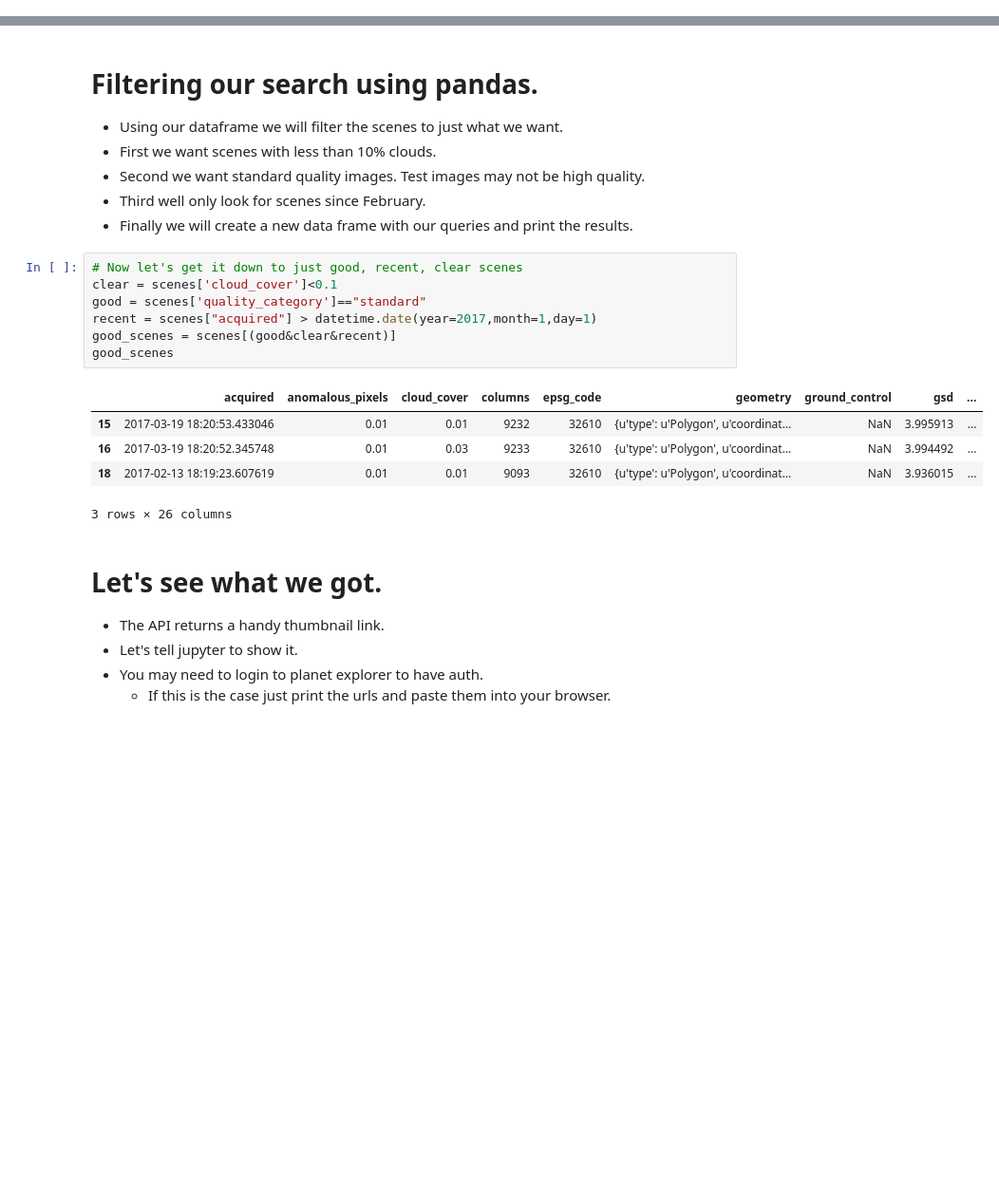
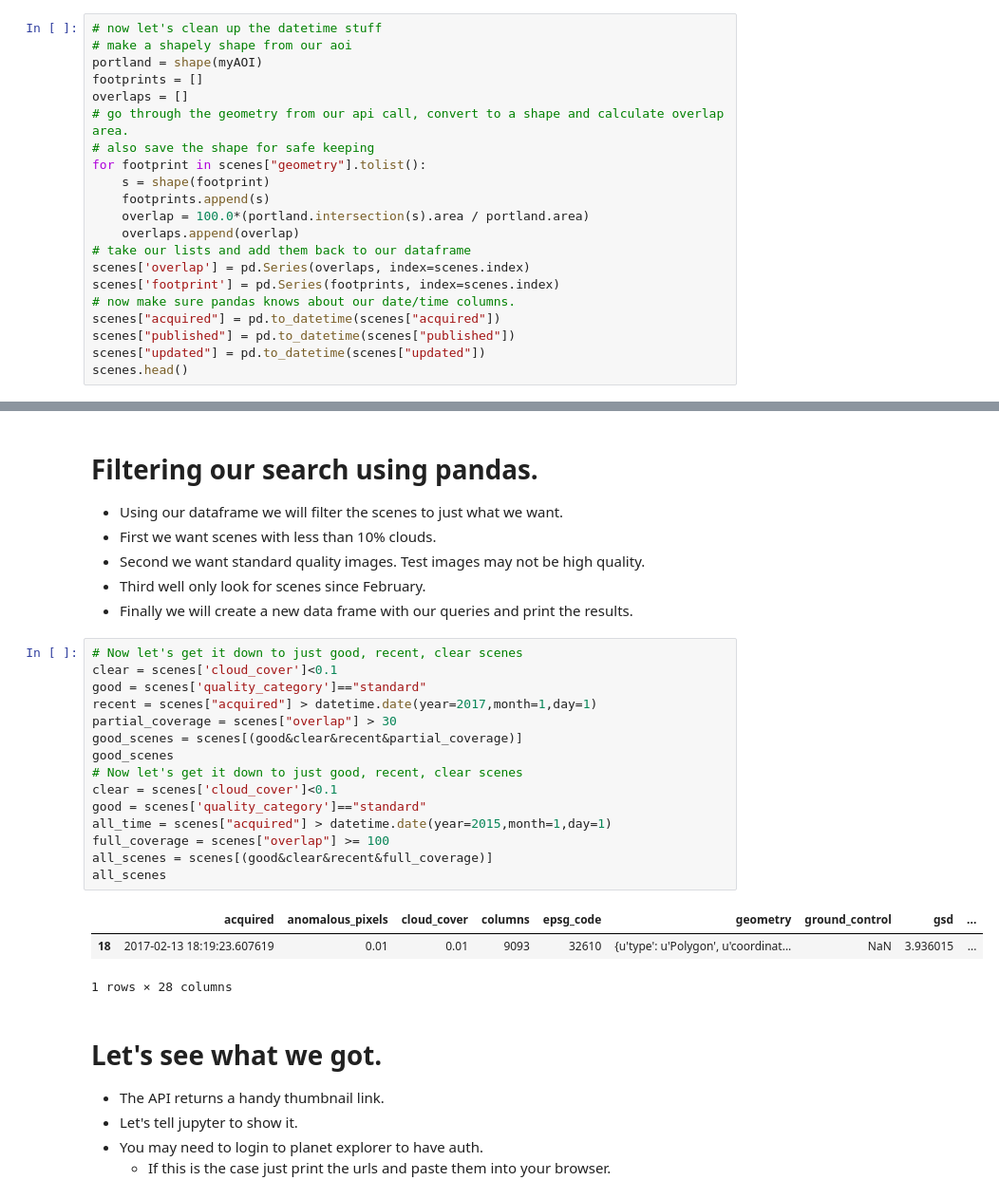
Before and after one commit to kscottz/PythonFromSpace, a Jupyter notebook: TheBasics.ipynb, the cells around one changed output, grey strips where cells are left out. Shown at 95% size. Saved outputs shown, nothing was run; the diff lists cells and outputs as text; blank space fills up the shorter version.

Commit message:
added shapely aoi coverage example.

```diff
--- a/TheBasics.ipynb
+++ b/TheBasics.ipynb
@@ -165,0 +166,21 @@ scenes["updated"] = pd.to_datetime(scenes["updated"])
+# %%
+# now let's clean up the datetime stuff
+# make a shapely shape from our aoi
+portland = shape(myAOI)
+footprints = []
+overlaps = []
+# go through the geometry from our api call, convert to a shape and calculate overlap area.
+# also save the shape for safe keeping
+for footprint in scenes["geometry"].tolist():
+    s = shape(footprint)
+    footprints.append(s)
+    overlap = 100.0*(portland.intersection(s).area / portland.area)
+    overlaps.append(overlap)
+# take our lists and add them back to our dataframe
+scenes['overlap'] = pd.Series(overlaps, index=scenes.index)
+scenes['footprint'] = pd.Series(footprints, index=scenes.index)
+# now make sure pandas knows about our date/time columns.
+scenes["acquired"] = pd.to_datetime(scenes["acquired"])
+scenes["published"] = pd.to_datetime(scenes["published"])
+scenes["updated"] = pd.to_datetime(scenes["updated"])
+scenes.head()
@@ -173,16 +202,22 @@ scenes["updated"] = pd.to_datetime(scenes["updated"])
 # %%
 # Now let's get it down to just good, recent, clear scenes
 clear = scenes['cloud_cover']<0.1
 good = scenes['quality_category']=="standard"
 recent = scenes["acquired"] > datetime.date(year=2017,month=1,day=1)
-good_scenes = scenes[(good&clear&recent)]
+partial_coverage = scenes["overlap"] > 30
+good_scenes = scenes[(good&clear&recent&partial_coverage)]
 good_scenes
+# Now let's get it down to just good, recent, clear scenes
+clear = scenes['cloud_cover']<0.1
+good = scenes['quality_category']=="standard"
+all_time = scenes["acquired"] > datetime.date(year=2015,month=1,day=1)
+full_coverage = scenes["overlap"] >= 100
+all_scenes = scenes[(good&clear&recent&full_coverage)]
+all_scenes
 # %% [output]
 |  | acquired | anomalous_pixels | cloud_cover | columns | epsg_code | geometry | ground_control | gsd | ... |
-| 15 | 2017-03-19 18:20:53.433046 | 0.01 | 0.01 | 9232 | 32610 | {u'type': u'Polygon', u'coordinat... | NaN | 3.995913 | ... |
-| 16 | 2017-03-19 18:20:52.345748 | 0.01 | 0.03 | 9233 | 32610 | {u'type': u'Polygon', u'coordinat... | NaN | 3.994492 | ... |
 | 18 | 2017-02-13 18:19:23.607619 | 0.01 | 0.01 | 9093 | 32610 | {u'type': u'Polygon', u'coordinat... | NaN | 3.936015 | ... |
-3 rows × 26 columns
+1 rows × 28 columns
 # %% [markdown]
 # Let's see what we got.
 * The API returns a handy thumbnail link.
```
Also changed, not shown: parts of 8 cells of this notebook.
